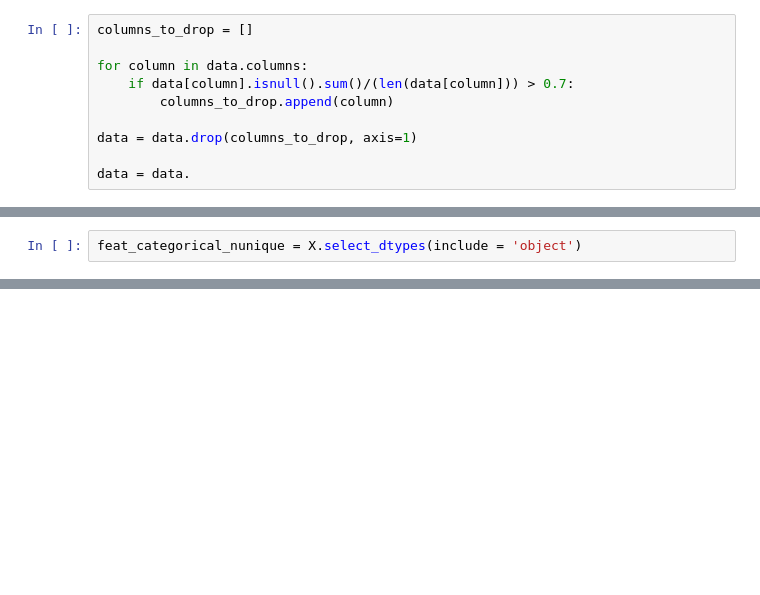
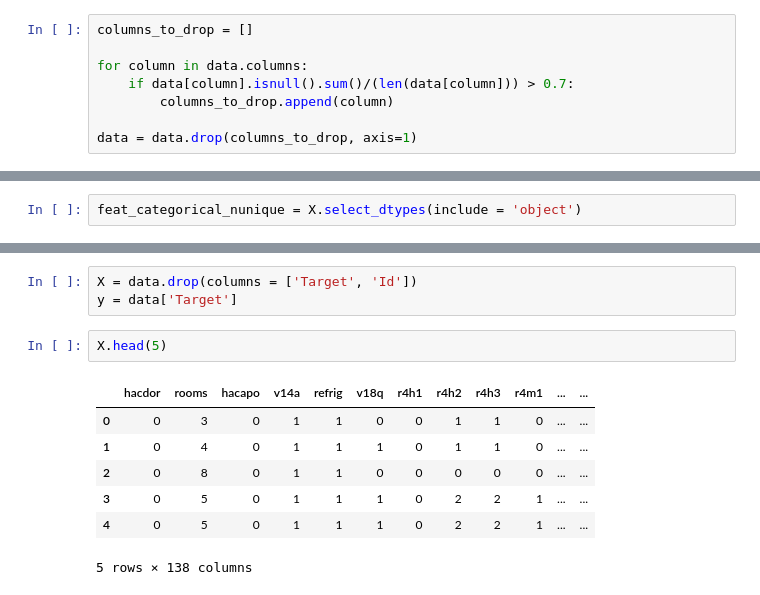
Before and after one commit to lennijanssen/costarica, a Jupyter notebook: Notebooks/preprocessing.ipynb, the cells around one changed output, grey strips where cells are left out. Drawn from its saved outputs; the diff is of its cells as text; blank space fills up the shorter version.

```diff
--- a/Notebooks/preprocessing.ipynb
+++ b/Notebooks/preprocessing.ipynb
@@ -44,7 +51,5 @@ for column in data.columns:
         columns_to_drop.append(column)
 
 data = data.drop(columns_to_drop, axis=1)
-
-data = data.
 # %% [markdown]
 ### Encoding
@@ -96,0 +133,13 @@ for df in [train, test]:
+# %%
+X = data.drop(columns = ['Target', 'Id'])
+y = data['Target']
+# %%
+X.head(5)
+# %% [output]
+|  | hacdor | rooms | hacapo | v14a | refrig | v18q | r4h1 | r4h2 | r4h3 | r4m1 | ... | ... |
+| 0 | 0 | 3 | 0 | 1 | 1 | 0 | 0 | 1 | 1 | 0 | ... | ... |
+| 1 | 0 | 4 | 0 | 1 | 1 | 1 | 0 | 1 | 1 | 0 | ... | ... |
+| 2 | 0 | 8 | 0 | 1 | 1 | 0 | 0 | 0 | 0 | 0 | ... | ... |
+| 3 | 0 | 5 | 0 | 1 | 1 | 1 | 0 | 2 | 2 | 1 | ... | ... |
+| 4 | 0 | 5 | 0 | 1 | 1 | 1 | 0 | 2 | 2 | 1 | ... | ... |
+5 rows × 138 columns
```
Also changed, not shown: parts of 9 cells of this notebook.
